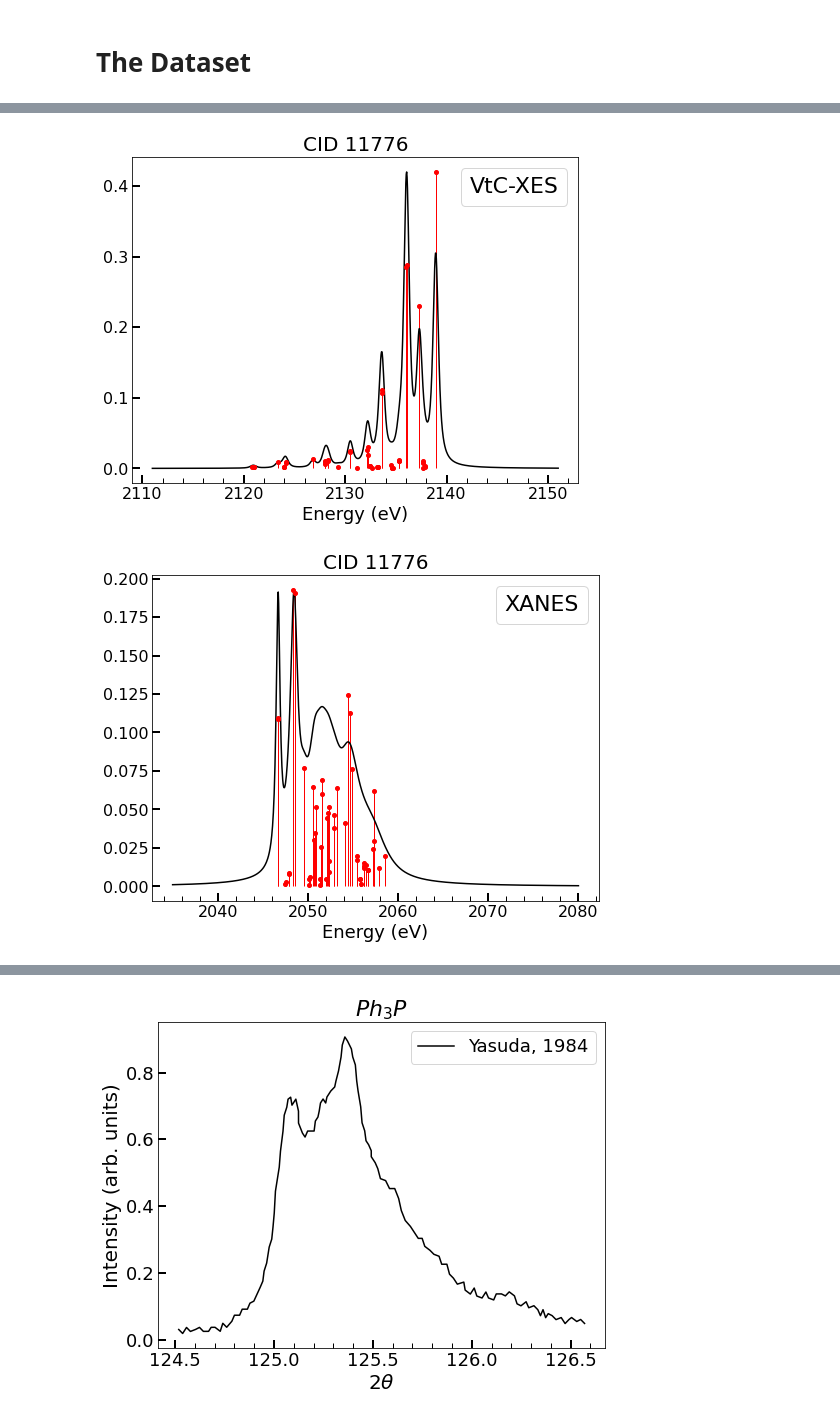
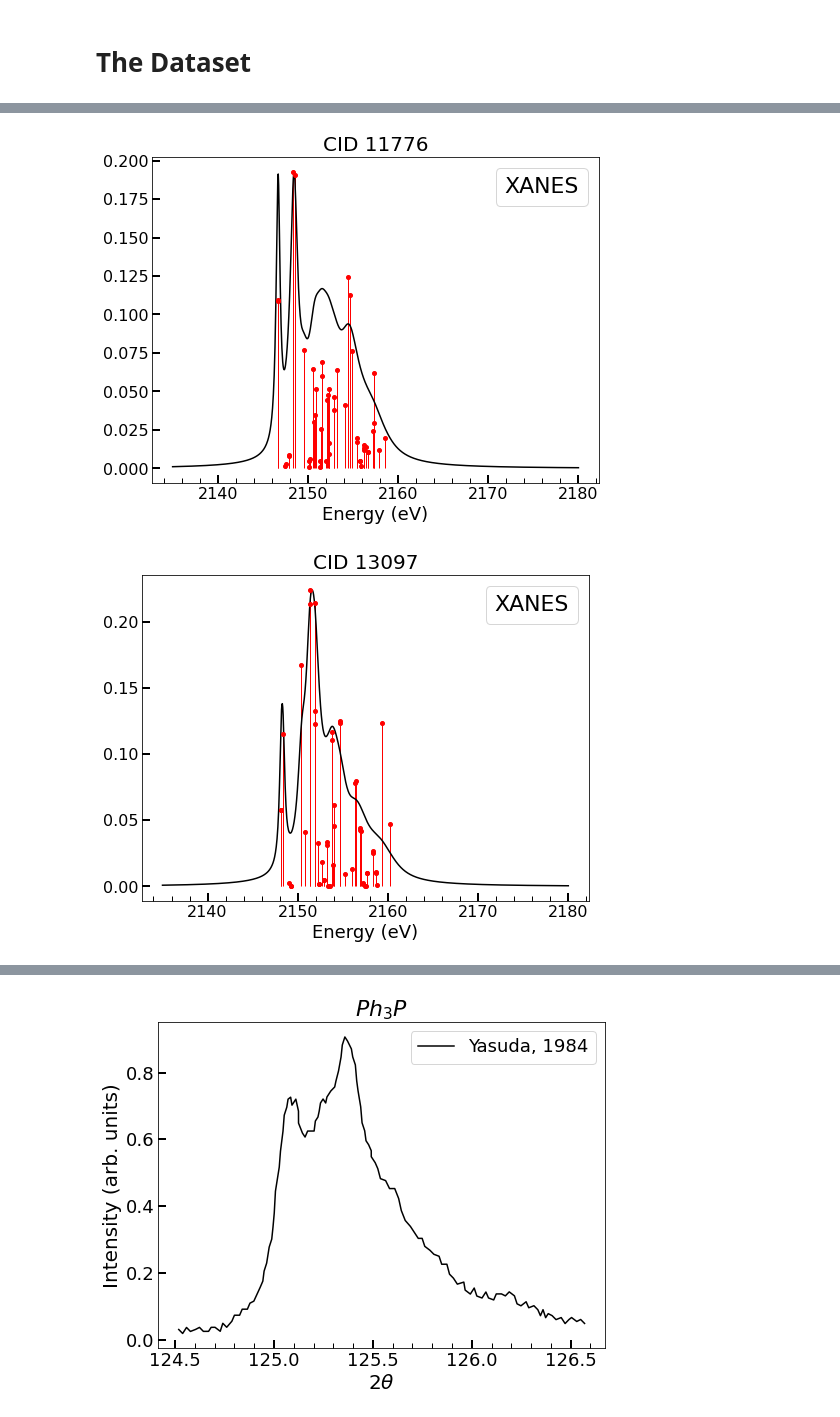
Before and after one commit to Seidler-Lab/Phosphorus-ML-Project, a Jupyter notebook: Data_Analysis.ipynb, the cells around one changed output, grey strips where cells are left out. Cells and saved outputs as stored; diff of their text form; code cells hidden in the pictures.

```diff
--- a/Data_Analysis.ipynb
+++ b/Data_Analysis.ipynb
@@ -105,7 +84,7 @@ def esnip(trans, spectra, mode='xes', emin=0):
         y = y/np.max(spectra)
 
     elif mode == 'xanes':
-        x = x - 50
+        x = x + 50
         whiteline = XANESenergy[np.argmax(spectra)]
         maxE = whiteline + 20
         bool_arr = x < maxE
@@ -114,7 +93,9 @@ def esnip(trans, spectra, mode='xes', emin=0):
 
     return x, y
 # %%
-exp_cids = [7540, 31215, 204482, 7881, 6535, 13138, 75806]
+exp_cids = [7540, 31215, 204482, 7881, 6535, 75806] # rip 13138
+exp_cids = [31215, 204482, 7881, 6535]
+exp_cids = [101342292, 100921]
 for cid in exp_cids:
     i = np.where(CIDS==cid)[0][0]
     trans = XANES_DATA[i]['Transitions']
@@ -123,19 +107,19 @@ for cid in exp_cids:
 # %%
 mycids = [11776, 13097, 8289]
 for cid in mycids:
 
     i = np.where(CIDS==cid)[0][0]
 
-    trans = XES_DATA[i]['Transitions']
-    trans = esnip(trans, XES[i], mode='xes', emin=2100)
-    u.plot_spectrum_and_trans([XESenergy, XES[i]], trans, f'{CIDS[i]}', label='VtC-XES')
+#     trans = XES_DATA[i]['Transitions']
+#     trans = esnip(trans, XES[i], mode='xes', emin=2100)
+#     u.plot_spectrum_and_trans([XESenergy, XES[i]], trans, f'{CIDS[i]}', label='VtC-XES')
 
     trans = XANES_DATA[i]['Transitions']
     trans = esnip(trans, XANES[i], mode='xanes')
     u.plot_spectrum_and_trans([XANESenergy, XANES[i]], trans, f'{CIDS[i]}', label='XANES')
 
 #     u.plot_spectrum([XESenergy, XES[i]], f'{CIDS[i]}', label='VtC-XES')
 #     u.plot_spectrum([XANESenergy, XANES[i]], f'{CIDS[i]}', label='XANES')
 # %% [output]
-[figure, old version]
+[figure, new version]
-[figure, old version]
+[figure, new version]
```
Also changed, not shown: parts of 10 cells of this notebook, 9 other files.
